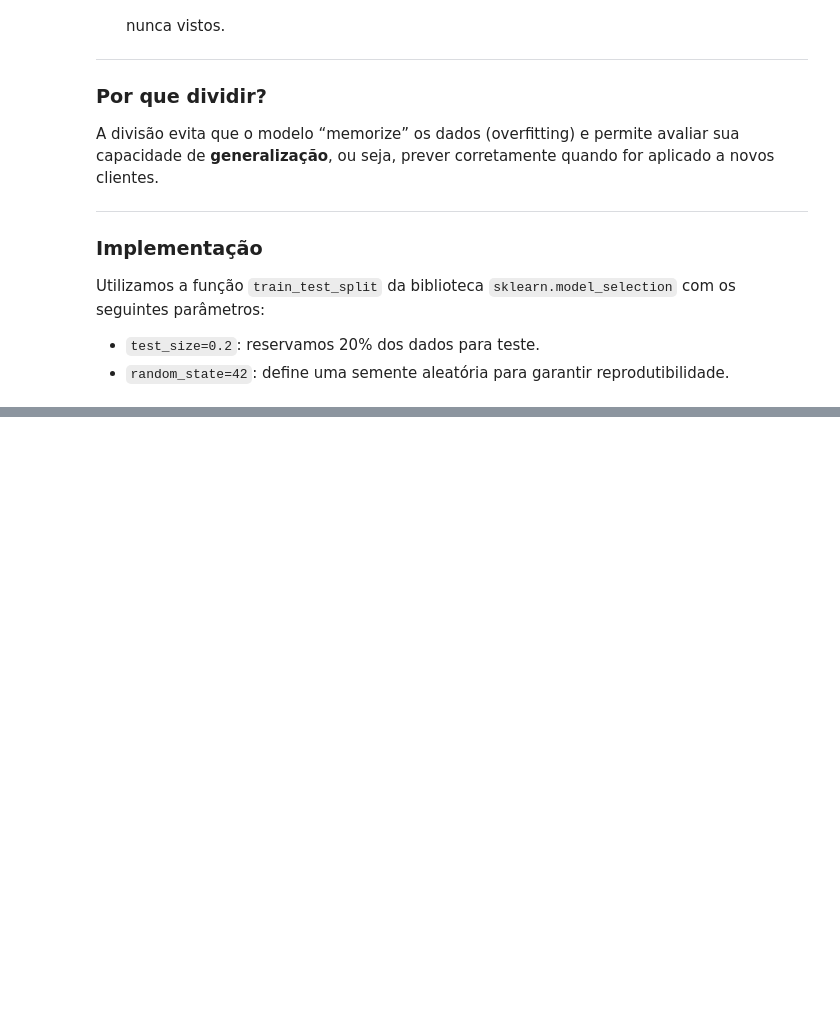
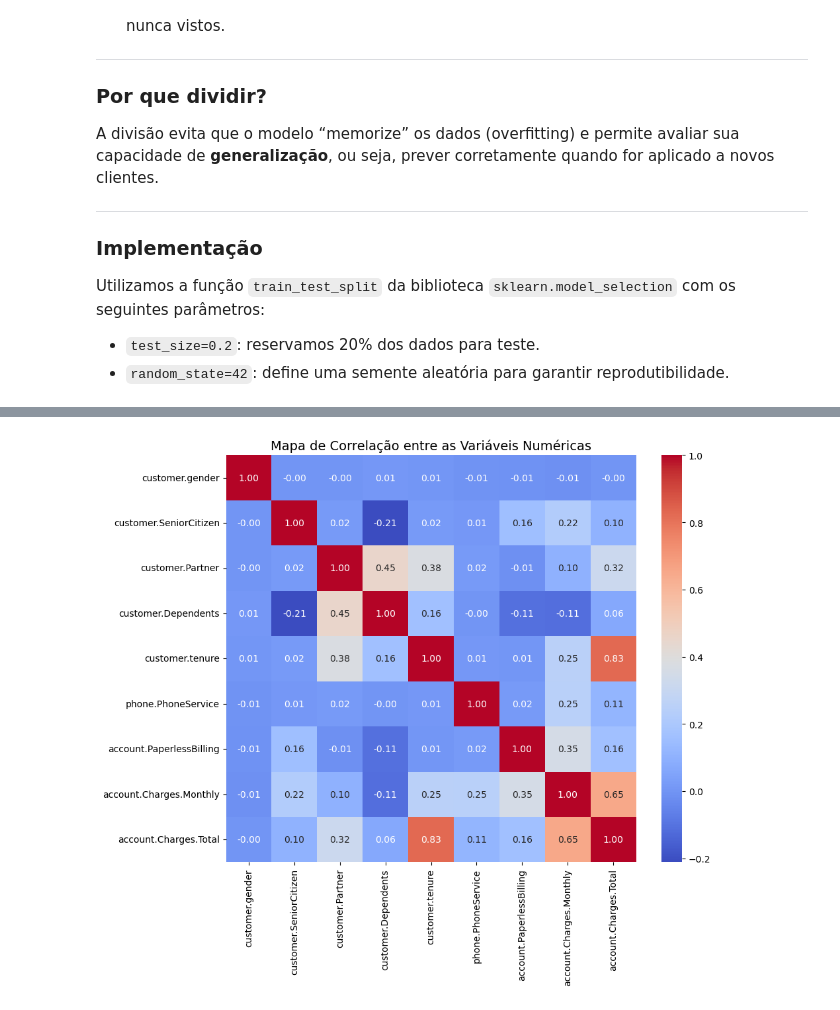
Before and after one commit to wlamirlira/wlamirlira-Churn_TelecomX, a Jupyter notebook: TelecomX_Parte2.ipynb, the cells around one changed output, grey strips where cells are left out. Saved outputs shown, nothing was run; the diff lists cells and outputs as text; code cells hidden in the pictures; blank space fills up the shorter version.

```diff
--- a/TelecomX_Parte2.ipynb
+++ b/TelecomX_Parte2.ipynb
@@ -175,0 +226,18 @@ X_train, X_test, y_train, y_test = train_test_split(X, y, test_size=0.2, random_
+# %%
+import matplotlib.pyplot as plt
+import seaborn as sns
+
+# Definindo as variáveis numéricas
+numeric_cols = dados.select_dtypes(include=['int64', 'float64']).columns.tolist()
+numeric_cols.remove('Churn')  # Removendo a variável alvo 'Churn'
+
+# Gerando o gráfico de correlação
+correlation_matrix = dados[numeric_cols].corr()
+
+# Plotando o heatmap de correlação
+plt.figure(figsize=(10,8))
+sns.heatmap(correlation_matrix, annot=True, cmap='coolwarm', fmt='.2f', cbar=True)
+plt.title('Mapa de Correlação entre as Variáveis Numéricas', fontsize=14)
+plt.show()
+# %% [output]
+[figure, added]
```
Also changed, not shown: parts of 8 cells of this notebook.
